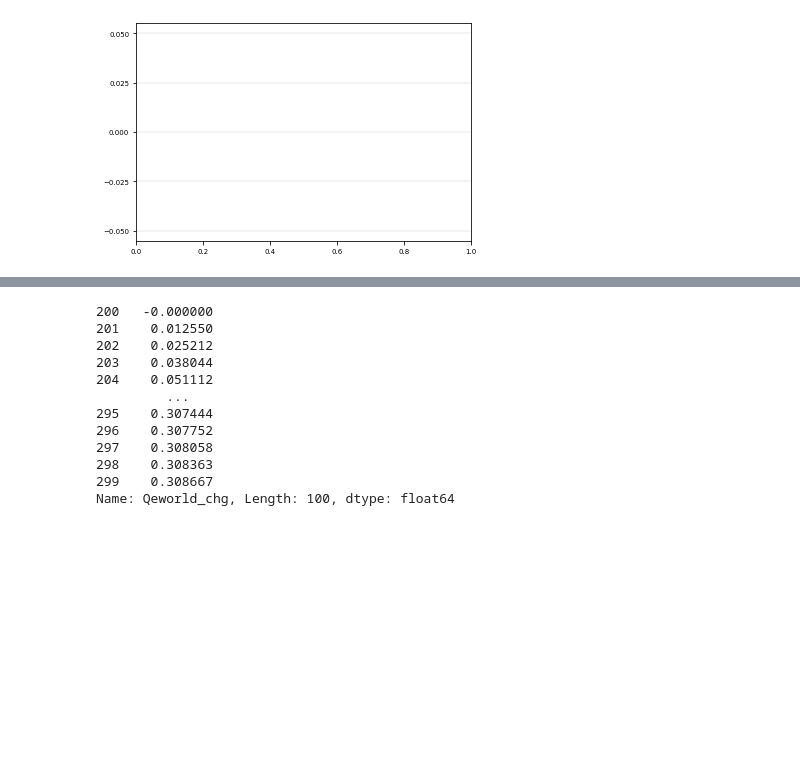
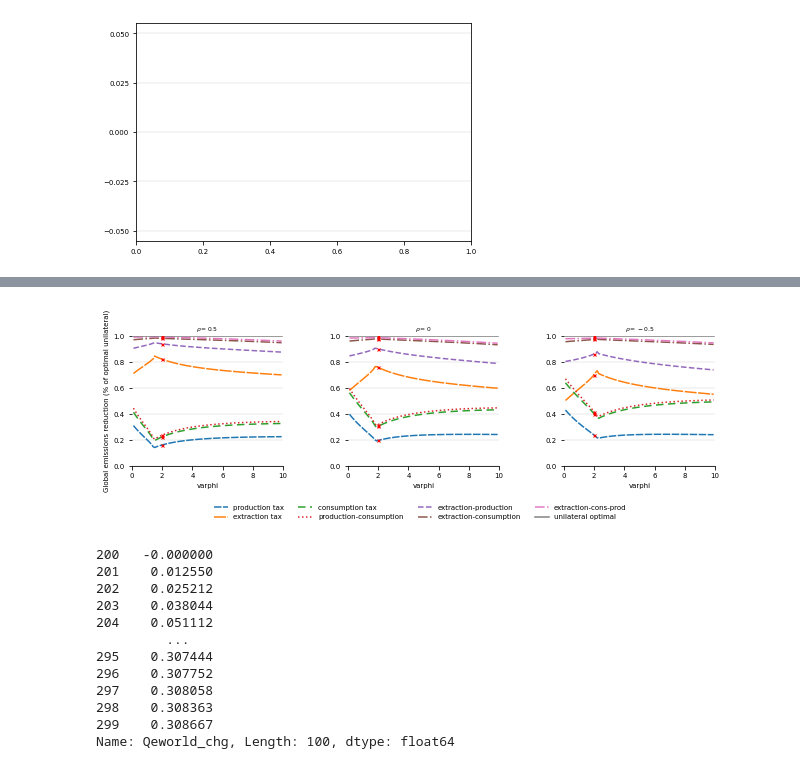
Before and after one commit to VoliCrank/Optimal-Unilateral-Carbon-Policy, a Jupyter notebook: Data/codes/plots_ces.ipynb, the cells around one changed output, grey strips where cells are left out. Saved outputs shown, nothing was run; the diff lists cells and outputs as text; code cells hidden in the pictures; blank space fills up the shorter version.

```diff
--- a/Data/codes/plots_ces.ipynb
+++ b/Data/codes/plots_ces.ipynb
@@ -207,10 +216,28 @@ plt.savefig(plot_root + '/ces/fig4.pdf', format='pdf', bbox_inches = 'tight')
 # %%
-#Qeworld=df1['Qeworld_prime'][0]
+fig, (ax1, ax2, ax3) = plt.subplots(1, 3)
+ax1.set_position([.1, .4, .35, .45])
+ax2.set_position([.6, .4, .35, .45])
+ax3.set_position([1.1, .4, .35, .45])
+#ax2.plot(df4['welfare_noexternality'], df4['Qeworld_chg'], linestyle = 'solid', label = 'global planner', color = "purple")
 
-df7=df1[(df1['tax_sce']=='Unilateral') & (df1['region_scenario']==3)]
-df7['Qeworld_chg']=-(df7['Qeworld_prime']-df7['Qeworld_prime'].iat[0])/df7['Qeworld_prime'].iat[0]
-df6 = df1[(df1['tax_sce']=='EPC_hybrid') & (df1['region_scenario']==3)]
-df6['Qeworld_chg']=-(df6['Qeworld_prime']-df6['Qeworld_prime'].iat[0])/df6['Qeworld_prime'].iat[0]
+plot_tax(fig, [df1, df2,df3], xlow = 0, xhigh =10, yhigh = 1, varphi = 20, x = 'varphi', y = 'ratio')
+# ylab = 'Global emissions reductions (% of BAU)'
+# xlab = 'Change in total consumption \n(% of initial goods consumption)'
+ylab = 'Global emissions reduction (% of optimal unilateral)'
+xlab = 'varphi'
+ax1.set_ylabel(ylab)
+ax1.set_xlabel(xlab)
+ax2.set_xlabel(xlab)
+ax3.set_xlabel(xlab)
+ax1.set_title(r"$\rho = 0.5$", fontsize=6)
+ax2.set_title(r"$\rho = 0$", fontsize=6)
+ax3.set_title(r"$\rho = -0.5$", fontsize=6)
+
+ax1.legend(loc='upper left', bbox_to_anchor=(0.5, -0.25),fancybox=True, shadow=False, ncol=4, frameon=False)
+
+plt.savefig(plot_root + '/sig0/fig4_ratio.pdf', format='pdf', bbox_inches = 'tight')
+# %% [output]
+[figure, added]
 # %%
 df7['Qeworld_chg']
 # %% [output]
```
Also changed, not shown: parts of 8 cells of this notebook, 13 other files.
